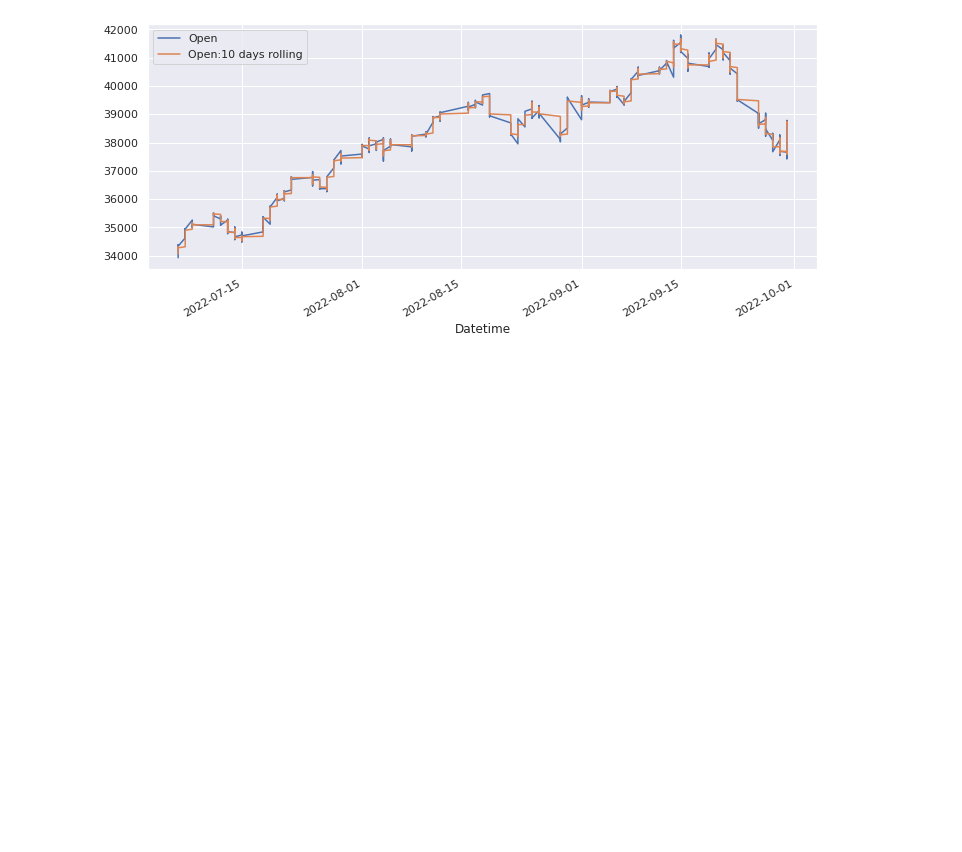
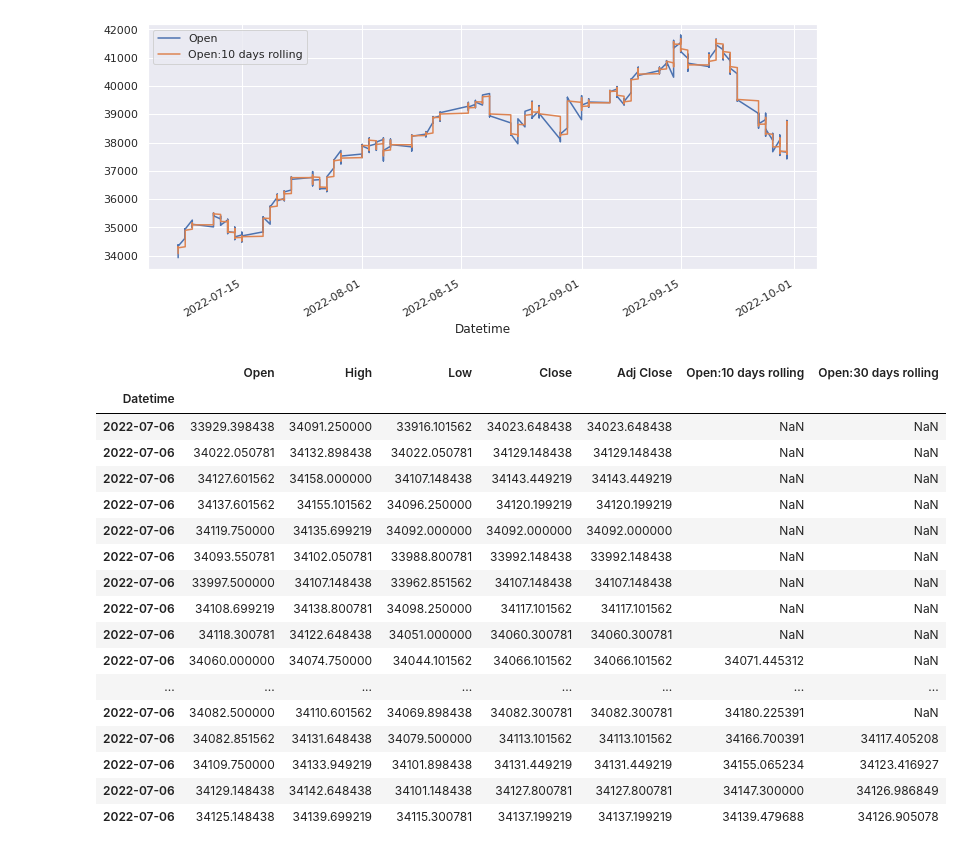
Before and after one commit to sarkar2527/DSAP, a Jupyter notebook: Stock_3_sandy.ipynb, the cells around one changed output. Cells and saved outputs as stored; diff of their text form; code cells hidden in the pictures; blank space fills up the shorter version.

```diff
--- a/Stock_3_sandy.ipynb
+++ b/Stock_3_sandy.ipynb
@@ -284,0 +287,21 @@ df[['Open','Open:10 days rolling']].plot(figsize=(12,5))
+# %%
+df.head(33)
+# %% [output]
+|  | Open | High | Low | Close | Adj Close | Open:10 days rolling | Open:30 days rolling |
+| Datetime |  |  |  |  |  |  |  |
+| 2022-07-06 | 33929.398438 | 34091.250000 | 33916.101562 | 34023.648438 | 34023.648438 | NaN | NaN |
+| 2022-07-06 | 34022.050781 | 34132.898438 | 34022.050781 | 34129.148438 | 34129.148438 | NaN | NaN |
+| 2022-07-06 | 34127.601562 | 34158.000000 | 34107.148438 | 34143.449219 | 34143.449219 | NaN | NaN |
+| 2022-07-06 | 34137.601562 | 34155.101562 | 34096.250000 | 34120.199219 | 34120.199219 | NaN | NaN |
+| 2022-07-06 | 34119.750000 | 34135.699219 | 34092.000000 | 34092.000000 | 34092.000000 | NaN | NaN |
+| 2022-07-06 | 34093.550781 | 34102.050781 | 33988.800781 | 33992.148438 | 33992.148438 | NaN | NaN |
+| 2022-07-06 | 33997.500000 | 34107.148438 | 33962.851562 | 34107.148438 | 34107.148438 | NaN | NaN |
+| 2022-07-06 | 34108.699219 | 34138.800781 | 34098.250000 | 34117.101562 | 34117.101562 | NaN | NaN |
+| 2022-07-06 | 34118.300781 | 34122.648438 | 34051.000000 | 34060.300781 | 34060.300781 | NaN | NaN |
+| 2022-07-06 | 34060.000000 | 34074.750000 | 34044.101562 | 34066.101562 | 34066.101562 | 34071.445312 | NaN |
+| ... | ... | ... | ... | ... | ... | ... | ... |
+| 2022-07-06 | 34082.500000 | 34110.601562 | 34069.898438 | 34082.300781 | 34082.300781 | 34180.225391 | NaN |
+| 2022-07-06 | 34082.851562 | 34131.648438 | 34079.500000 | 34113.101562 | 34113.101562 | 34166.700391 | 34117.405208 |
+| 2022-07-06 | 34109.750000 | 34133.949219 | 34101.898438 | 34131.449219 | 34131.449219 | 34155.065234 | 34123.416927 |
+| 2022-07-06 | 34129.148438 | 34142.648438 | 34101.148438 | 34127.800781 | 34127.800781 | 34147.300000 | 34126.986849 |
+| 2022-07-06 | 34125.148438 | 34139.699219 | 34115.300781 | 34137.199219 | 34137.199219 | 34139.479688 | 34126.905078 |
```
Also changed, not shown: parts of 8 cells of this notebook.
